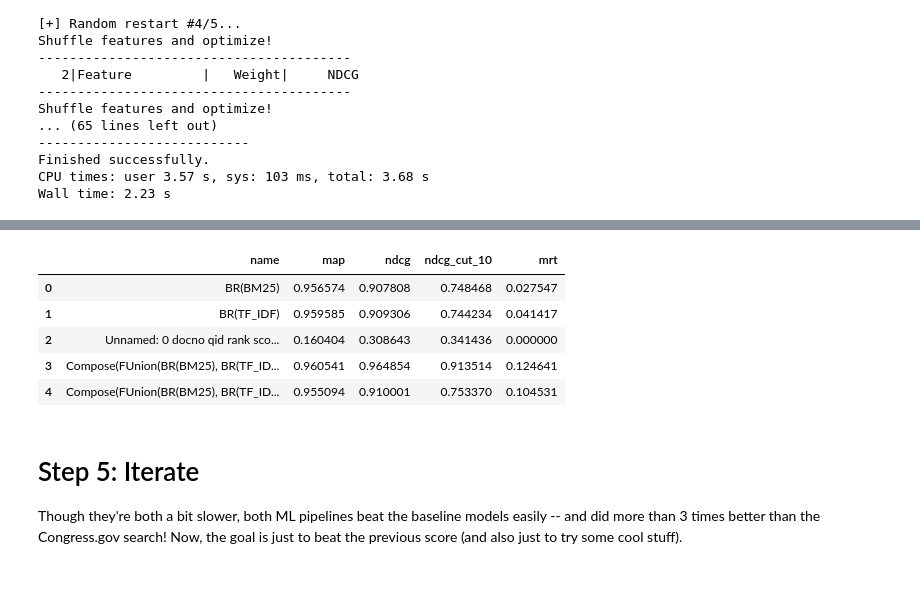
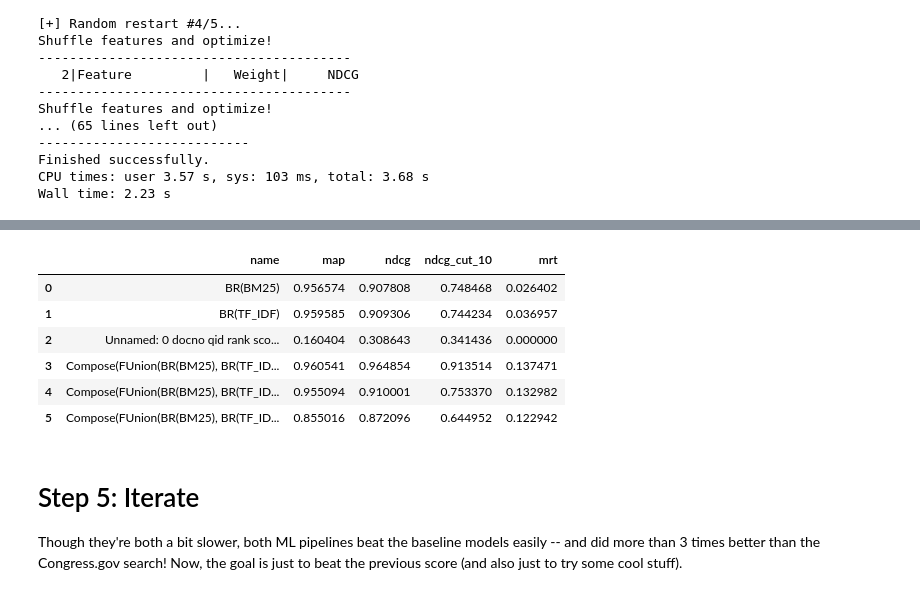
Before and after one commit to hhuntz/congressional_search, a Jupyter notebook: developing_search.ipynb, the cells around one changed output, grey strips where cells are left out. Saved outputs shown, nothing was run; the diff lists cells and outputs as text; code cells hidden in the pictures.

```diff
--- a/search.ipynb
+++ b/developing_search.ipynb
@@ -193,3 +193,14 @@ Shuffle features and optimize!
 Finished successfully.
 CPU times: user 3.57 s, sys: 103 ms, total: 3.68 s
 Wall time: 2.23 s
+# %%
+lmart_x = xgb.sklearn.XGBRanker(objective='rank:ndcg',
+      learning_rate = 0.1,
+      gamma = 1.0,
+      min_child_weight = 0.1,
+      max_depth = 6,
+      verbose = 2,
+      random_state = 42)
+
+lmart_x_pipe = features >> pt.ltr.apply_learned_model(lmart_x, form="ltr")
+lmart_x_pipe.fit(train_topics, labels, valid_topics, labels)
@@ -196,16 +210,17 @@ Wall time: 2.23 s
 # %%
 pt.Experiment(
-    [bm25, tfidf, gov_results, rf_pipe, ca_pipe],
+    [bm25, tfidf, gov_results, rf_pipe, ca_pipe, lmart_x_pipe],
     topics,
     labels,
     eval_metrics=["map", "ndcg", "ndcg_cut_10", "mrt"])
 # %% [output]
 |  | name | map | ndcg | ndcg_cut_10 | mrt |
-| 0 | BR(BM25) | 0.956574 | 0.907808 | 0.748468 | 0.027547 |
-| 1 | BR(TF_IDF) | 0.959585 | 0.909306 | 0.744234 | 0.041417 |
+| 0 | BR(BM25) | 0.956574 | 0.907808 | 0.748468 | 0.026402 |
+| 1 | BR(TF_IDF) | 0.959585 | 0.909306 | 0.744234 | 0.036957 |
 | 2 | Unnamed: 0 docno qid rank sco... | 0.160404 | 0.308643 | 0.341436 | 0.000000 |
-| 3 | Compose(FUnion(BR(BM25), BR(TF_ID... | 0.960541 | 0.964854 | 0.913514 | 0.124641 |
-| 4 | Compose(FUnion(BR(BM25), BR(TF_ID... | 0.955094 | 0.910001 | 0.753370 | 0.104531 |
+| 3 | Compose(FUnion(BR(BM25), BR(TF_ID... | 0.960541 | 0.964854 | 0.913514 | 0.137471 |
+| 4 | Compose(FUnion(BR(BM25), BR(TF_ID... | 0.955094 | 0.910001 | 0.753370 | 0.132982 |
+| 5 | Compose(FUnion(BR(BM25), BR(TF_ID... | 0.855016 | 0.872096 | 0.644952 | 0.122942 |
 # %% [markdown]
 # Step 5: Iterate
 
```
Also changed, not shown: parts of 8 cells of this notebook, 1 other file.
